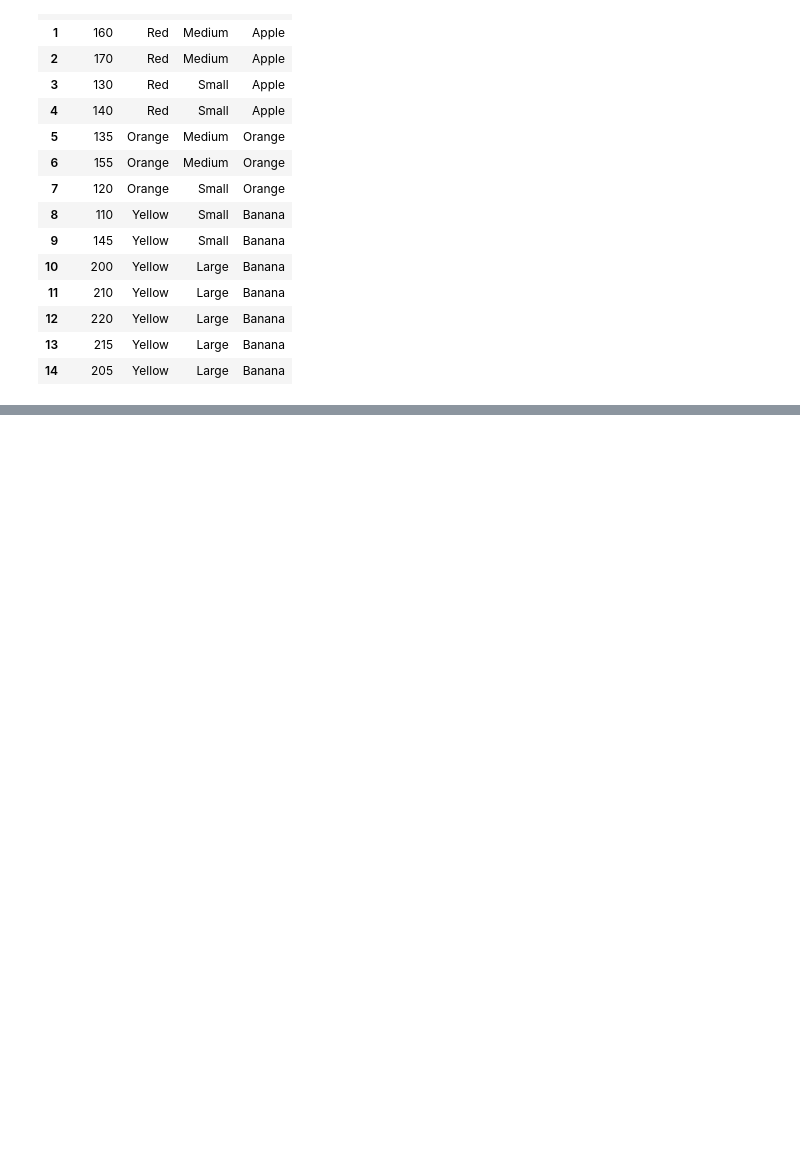
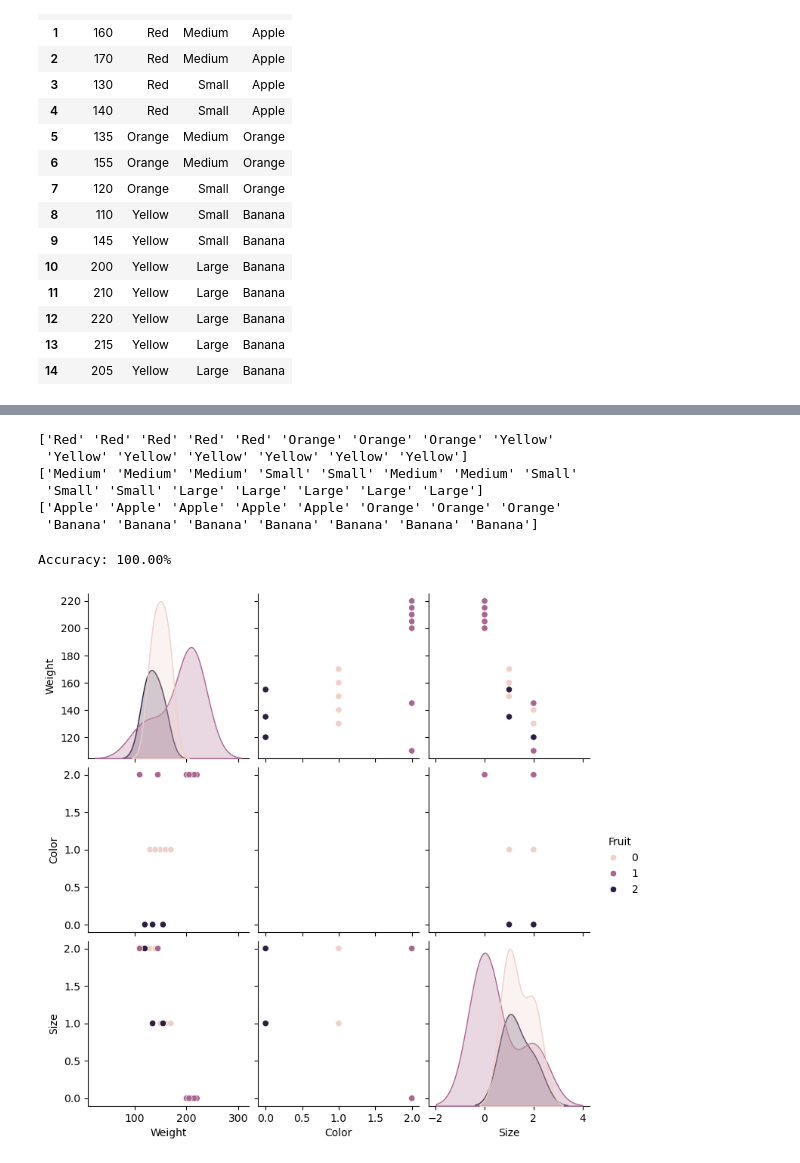
Before and after one commit to jwmathis/SSE591_Project5, a Jupyter notebook: Project5.ipynb, the cells around one changed output, grey strips where cells are left out. Cells and saved outputs as stored; diff of their text form; code cells hidden in the pictures; blank space fills up the shorter version.

```diff
--- a/Project5.ipynb
+++ b/Project5.ipynb
@@ -178,3 +178,16 @@ fruit_df
 | 12 | 220 | Yellow | Large | Banana |
 | 13 | 215 | Yellow | Large | Banana |
 | 14 | 205 | Yellow | Large | Banana |
+# %%
+# Encode the features
+from sklearn.preprocessing import LabelEncoder
+#le = LabelEncoder()
+le_color = LabelEncoder()
+le_size = LabelEncoder()
+le_fruit = LabelEncoder()
+fruit_df['Color'] = le_color.fit_transform(fruit_df['Color']) # transform labels to numerical labels
+print(le_color.classes_)
+fruit_df['Size'] = le_size.fit_transform(fruit_df['Size'])
+print(le_size.classes_)
+fruit_df['Fruit'] = le_fruit.fit_transform(fruit_df['Fruit'])
+print(le_fruit.classes_)
@@ -180,0 +229,11 @@ fruit_df
+# %%
+print(le_color.inverse_transform(fruit_df['Color']))
+print(le_size.inverse_transform(fruit_df['Size']))
+print(le_fruit.inverse_transform(fruit_df['Fruit']))
+# %% [output]
+['Red' 'Red' 'Red' 'Red' 'Red' 'Orange' 'Orange' 'Orange' 'Yellow'
+ 'Yellow' 'Yellow' 'Yellow' 'Yellow' 'Yellow' 'Yellow']
+['Medium' 'Medium' 'Medium' 'Small' 'Small' 'Medium' 'Medium' 'Small'
+ 'Small' 'Small' 'Large' 'Large' 'Large' 'Large' 'Large']
+['Apple' 'Apple' 'Apple' 'Apple' 'Apple' 'Orange' 'Orange' 'Orange'
+ 'Banana' 'Banana' 'Banana' 'Banana' 'Banana' 'Banana' 'Banana']
@@ -180,0 +253,12 @@ fruit_df
+# %%
+# Evaluate the model
+from sklearn.metrics import accuracy_score
+accuracy = accuracy_score(ytest, ypred)
+print(f'Accuracy: {accuracy * 100:.2f}%')
+# %% [output]
+Accuracy: 100.00%
+# %%
+# Visualizing
+sns.pairplot(fruit_df, hue='Fruit', vars=['Weight', 'Color', 'Size']);
+# %% [output]
+[figure, added]
```
Also changed, not shown: parts of 6 cells of this notebook.
